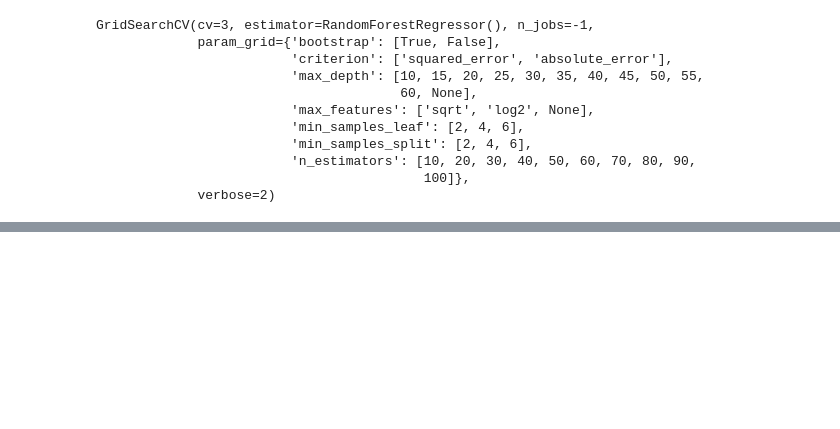
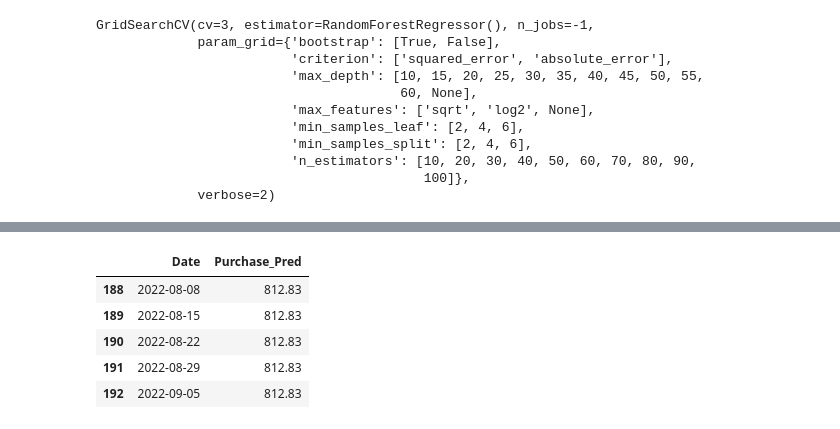
Before and after one commit to karthikeya-1508/ML_prac_files, a Jupyter notebook: Regression_Projects/Refinance_Project/Refinance_muticollinearity_Standardisation_Hyper_parameter_Tuning_LR_L1_L2_RF_XGBoost.ipynb, the cells around one changed output, grey strips where cells are left out. Cells and saved outputs as stored; diff of their text form; code cells hidden in the pictures; blank space fills up the shorter version.

```diff
--- a/Regression_Projects/Refinance_Project/Refinance_muticollinearity_Standardisation_Hyper_parameter_Tuning_LR_L1_L2_RF_XGBoost.ipynb
+++ b/Regression_Projects/Refinance_Project/Refinance_muticollinearity_Standardisation_Hyper_parameter_Tuning_LR_L1_L2_RF_XGBoost.ipynb
@@ -983,0 +1011,9 @@ Feature names unseen at fit time:
+# %%
+preds_tuned[['Date', 'Purchase_Pred']].head()
+# %% [output]
+|  | Date | Purchase_Pred |
+| 188 | 2022-08-08 | 812.83 |
+| 189 | 2022-08-15 | 812.83 |
+| 190 | 2022-08-22 | 812.83 |
+| 191 | 2022-08-29 | 812.83 |
+| 192 | 2022-09-05 | 812.83 |
```
Also changed, not shown: parts of 24 cells of this notebook.
